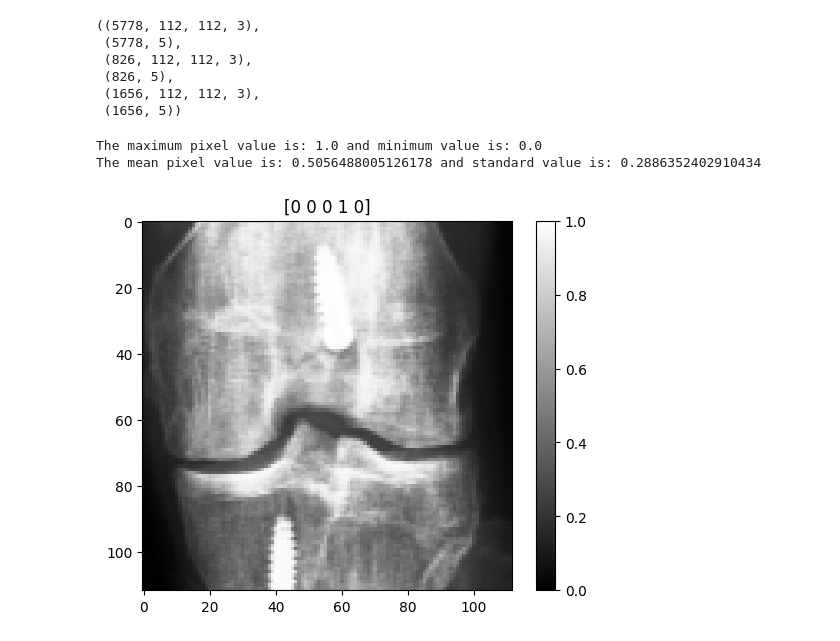
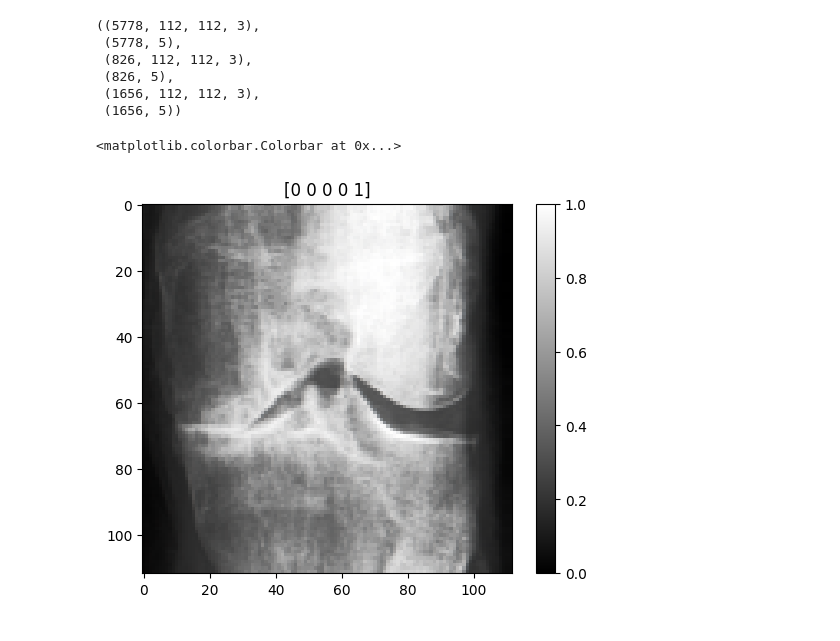
Before and after one commit to gaganv33/ml_flask_backend, a Jupyter notebook: testing.ipynb, the cells around one changed output. Saved outputs shown, nothing was run; the diff lists cells and outputs as text; code cells hidden in the pictures.

```diff
--- a/testing.ipynb
+++ b/testing.ipynb
@@ -27,7 +27,6 @@ def get_data(path, class_name):
                 img = tf.keras.preprocessing.image.random_rotation(img, 5.0)
                 img = tf.keras.preprocessing.image.random_shear(img, 5.0)
                 data.append(np.array([np.array(img) / 255.0, i], dtype=object))
-    np.random.shuffle(data)
     return data
 # %%
 train_data = get_data("data", "train")
@@ -92,15 +91,16 @@ train_x.shape, train_y.shape, val_x.shape, val_y.shape, test_x.shape, test_y.sha
  (826, 5),
  (1656, 112, 112, 3),
  (1656, 5))
-# %%
-plt.title(train_y[11])
-plt.imshow(train_x[11], cmap="gray")
-plt.colorbar()
-
-print(f"The maximum pixel value is: {train_x.max()} and minimum value is: {train_x.min()}")
-print(f"The mean pixel value is: {train_x.mean()} and standard value is: {train_x.std()}")
-# %% [output]
-The maximum pixel value is: 1.0 and minimum value is: 0.0
-The mean pixel value is: 0.5056488005126178 and standard value is: 0.2886352402910434
-[figure, removed]
+# %%
+index = -1
+for i in range(train_y.shape[0]):
+    if(train_y[i][4] == 1):
+        index = i
+# %%
+plt.title(train_y[index])
+plt.imshow(train_x[index], cmap="gray")
+plt.colorbar()
+# %% [output]
+<matplotlib.colorbar.Colorbar at 0x...>
+[figure, added]
 # %%
```
Also changed, not shown: parts of 15 cells of this notebook, 5 other files.
